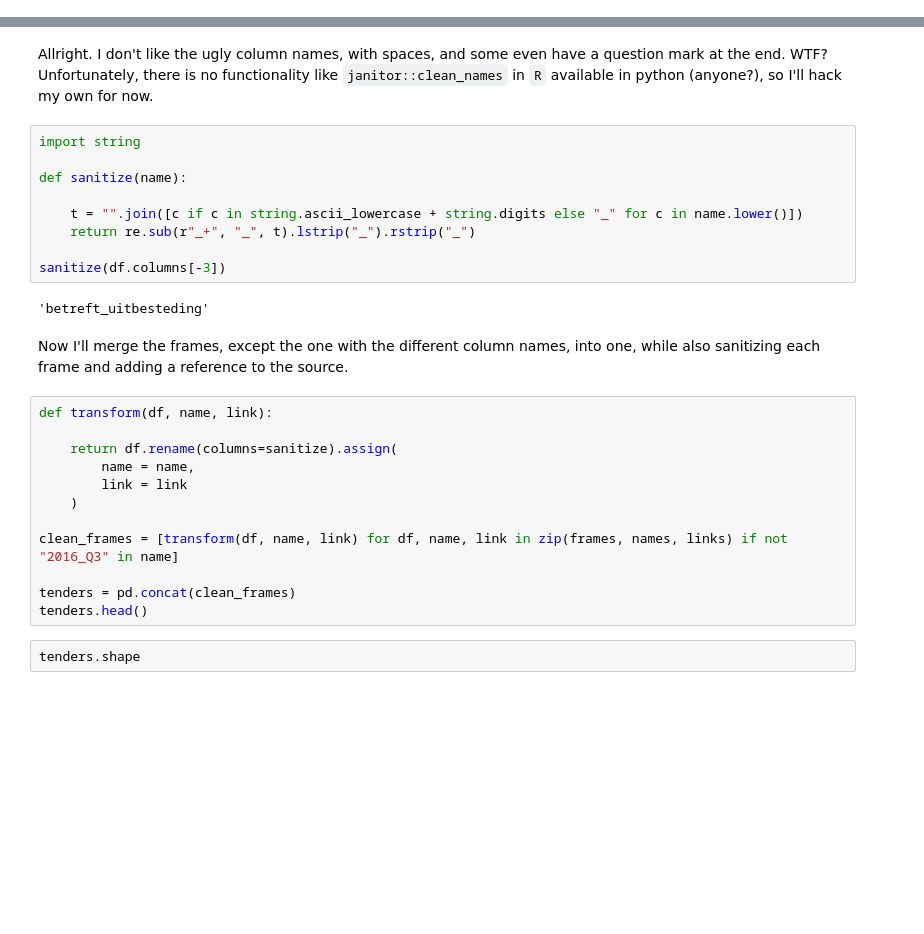
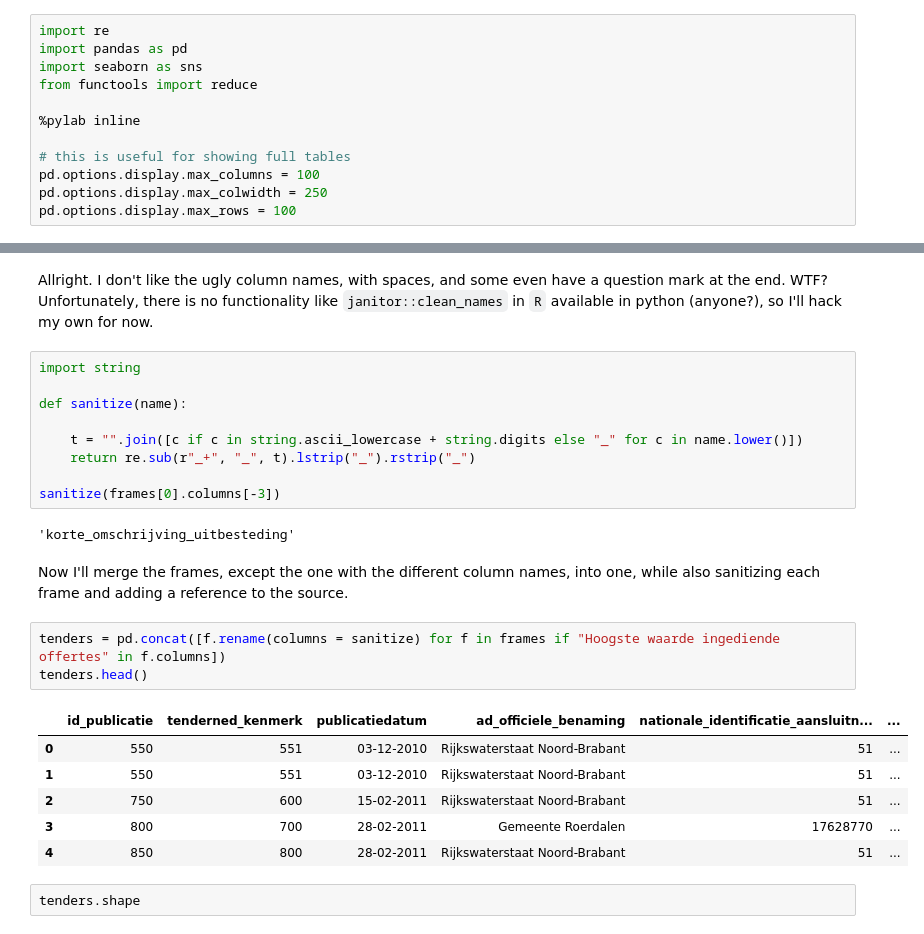
Before and after one commit to Gijs-Koot/Gijs-Koot.github.io, a Jupyter notebook: notebooks/tender-cleanup.ipynb, the cells around one changed output, grey strips where cells are left out. Cells and saved outputs as stored; diff of their text form; blank space fills up the shorter version.

```diff
--- a/notebooks/tender-cleanup.ipynb
+++ b/notebooks/tender-cleanup.ipynb
@@ -38,0 +29,12 @@ names
+# %%
+import re
+import pandas as pd
+import seaborn as sns
+from functools import reduce
+
+%pylab inline
+
+# this is useful for showing full tables
+pd.options.display.max_columns = 100
+pd.options.display.max_colwidth = 250
+pd.options.display.max_rows = 100
@@ -69,23 +112,21 @@ def sanitize(name):
     t = "".join([c if c in string.ascii_lowercase + string.digits else "_" for c in name.lower()])
     return re.sub(r"_+", "_", t).lstrip("_").rstrip("_")
 
-sanitize(df.columns[-3])
+sanitize(frames[0].columns[-3])
 # %% [output]
-'betreft_uitbesteding'
+'korte_omschrijving_uitbesteding'
 # %% [markdown]
 Now I'll merge the frames, except the one with the different column names, into one, while also sanitizing each frame and adding a reference to the source.
-# %%
-def transform(df, name, link):
-
-    return df.rename(columns=sanitize).assign(
-        name = name,
-        link = link
-    )
-
-clean_frames = [transform(df, name, link) for df, name, link in zip(frames, names, links) if not "2016_Q3" in name]
-
-tenders = pd.concat(clean_frames)
-tenders.head()
+# %%
+tenders = pd.concat([f.rename(columns = sanitize) for f in frames if "Hoogste waarde ingediende offertes" in f.columns])
+tenders.head()
+# %% [output]
+|  | id_publicatie | tenderned_kenmerk | publicatiedatum | ad_officiele_benaming | nationale_identificatie_aansluitn... | ... |
+| 0 | 550 | 551 | 03-12-2010 | Rijkswaterstaat Noord-Brabant | 51 | ... |
+| 1 | 550 | 551 | 03-12-2010 | Rijkswaterstaat Noord-Brabant | 51 | ... |
+| 2 | 750 | 600 | 15-02-2011 | Rijkswaterstaat Noord-Brabant | 51 | ... |
+| 3 | 800 | 700 | 28-02-2011 | Gemeente Roerdalen | 17628770 | ... |
+| 4 | 850 | 800 | 28-02-2011 | Rijkswaterstaat Noord-Brabant | 51 | ... |
 # %%
 tenders.shape
 # %% [output]
```
Also changed, not shown: parts of 23 cells of this notebook, 1 other file.
